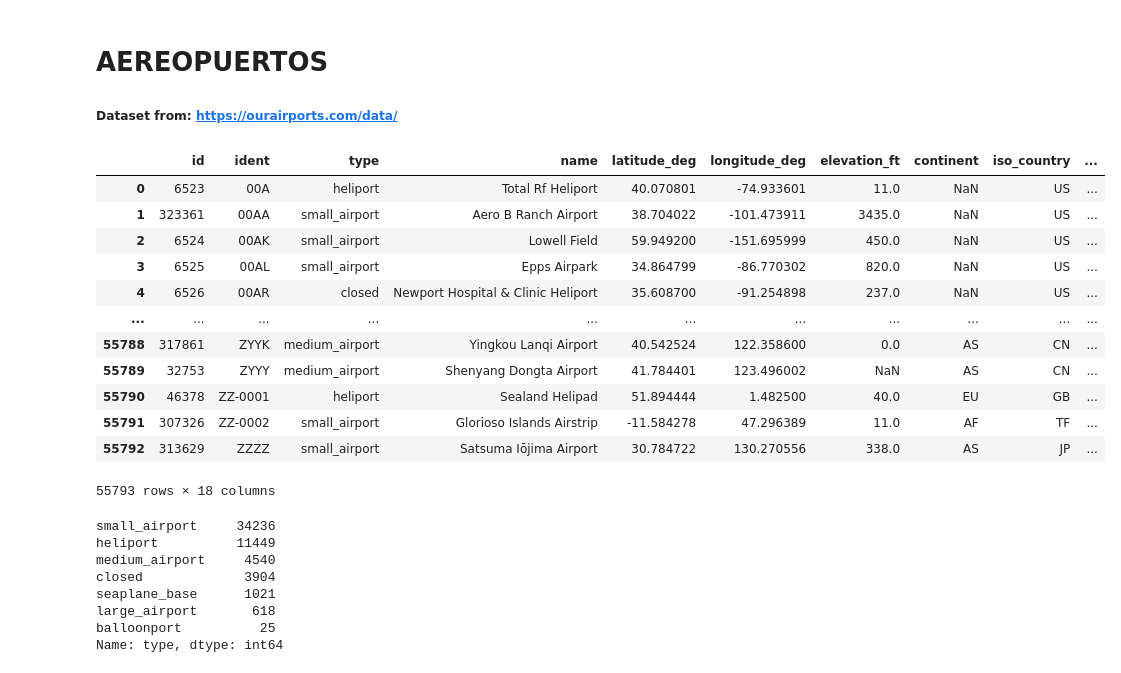
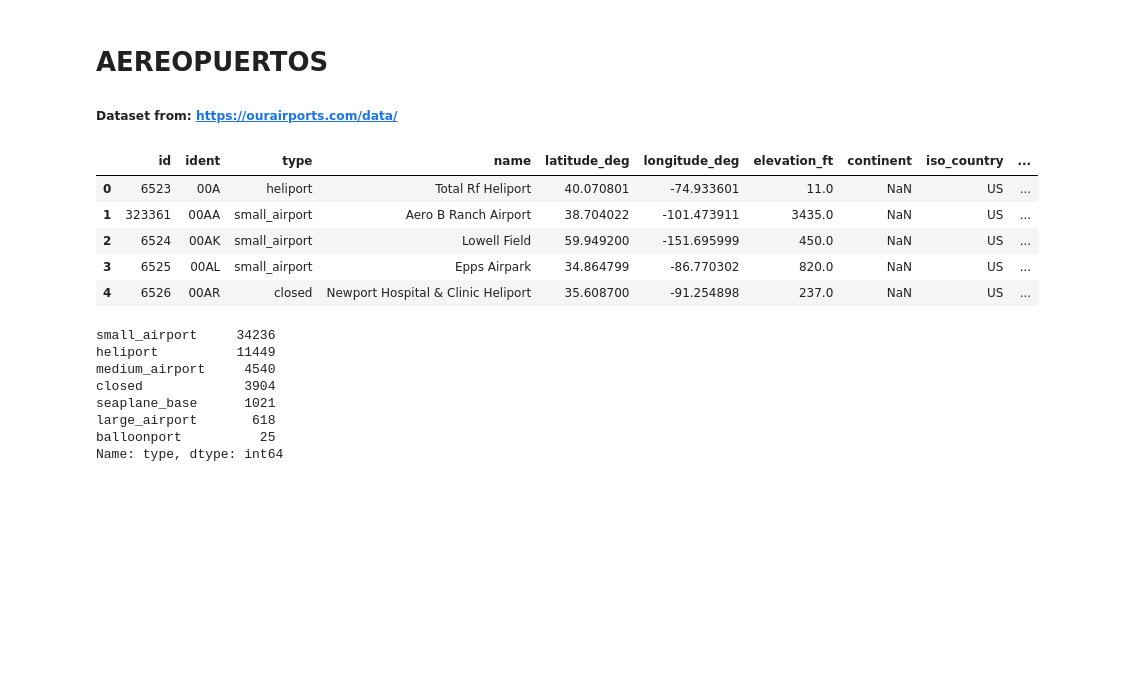
Before and after one commit to Bersuan/Proyecto-MongoDB, a Jupyter notebook: src/FilterStartups.ipynb, the cells around one changed output. Saved outputs shown, nothing was run; the diff lists cells and outputs as text; code cells hidden in the pictures; blank space fills up the shorter version.

```diff
--- a/src/FilterStartups.ipynb
+++ b/src/FilterStartups.ipynb
@@ -484,21 +486,14 @@ Tipo: <class 'geopandas.geodataframe.GeoDataFrame'>
 # %%
 airports = pd.read_csv("/Users/santiagobermejo/Desktop/IRONHACK/Proyecto-MongoDB/output/airports.csv")
 # %%
-airports
+airports.head()
 # %% [output]
 |  | id | ident | type | name | latitude_deg | longitude_deg | elevation_ft | continent | iso_country | ... |
 | 0 | 6523 | 00A | heliport | Total Rf Heliport | 40.070801 | -74.933601 | 11.0 | NaN | US | ... |
 | 1 | 323361 | 00AA | small_airport | Aero B Ranch Airport | 38.704022 | -101.473911 | 3435.0 | NaN | US | ... |
 | 2 | 6524 | 00AK | small_airport | Lowell Field | 59.949200 | -151.695999 | 450.0 | NaN | US | ... |
 | 3 | 6525 | 00AL | small_airport | Epps Airpark | 34.864799 | -86.770302 | 820.0 | NaN | US | ... |
 | 4 | 6526 | 00AR | closed | Newport Hospital & Clinic Heliport | 35.608700 | -91.254898 | 237.0 | NaN | US | ... |
-| ... | ... | ... | ... | ... | ... | ... | ... | ... | ... | ... |
-| 55788 | 317861 | ZYYK | medium_airport | Yingkou Lanqi Airport | 40.542524 | 122.358600 | 0.0 | AS | CN | ... |
-| 55789 | 32753 | ZYYY | medium_airport | Shenyang Dongta Airport | 41.784401 | 123.496002 | NaN | AS | CN | ... |
-| 55790 | 46378 | ZZ-0001 | heliport | Sealand Helipad | 51.894444 | 1.482500 | 40.0 | EU | GB | ... |
-| 55791 | 307326 | ZZ-0002 | small_airport | Glorioso Islands Airstrip | -11.584278 | 47.296389 | 11.0 | AF | TF | ... |
-| 55792 | 313629 | ZZZZ | small_airport | Satsuma Iōjima Airport | 30.784722 | 130.270556 | 338.0 | AS | JP | ... |
-55793 rows × 18 columns
 # %%
 airports["type"].value_counts()
 # %% [output]
```
Also changed, not shown: parts of 2 cells of this notebook.
